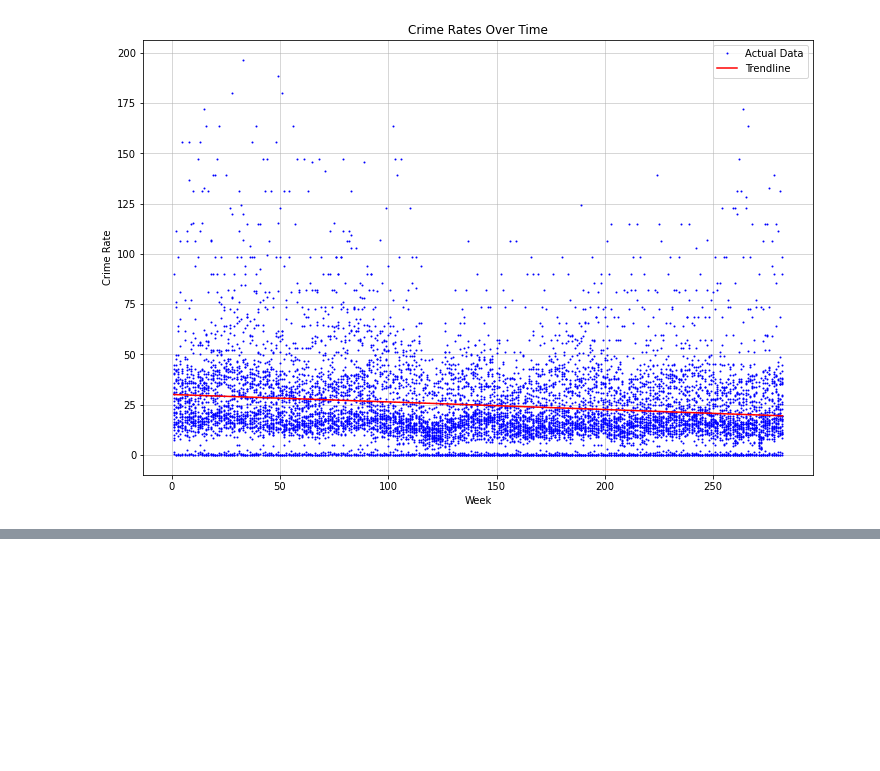
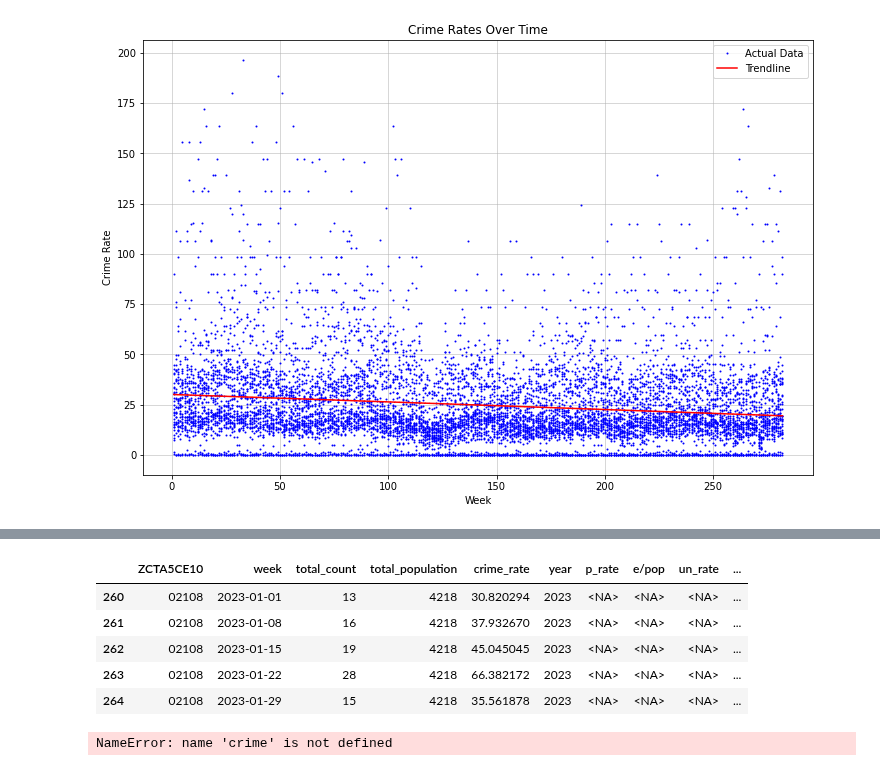
Before and after one commit to bail-reform/NYC, a Jupyter notebook: Boston_Data_Aggregation.ipynb, the cells around one changed output, grey strips where cells are left out. Cells and saved outputs as stored; diff of their text form; code cells hidden in the pictures; blank space fills up the shorter version.

```diff
--- a/Boston_Data_Aggregation.ipynb
+++ b/Boston_Data_Aggregation.ipynb
@@ -433,0 +772,6 @@ plt.show()
+# %%
+#create a year variable
+merged_df['week'] = pd.to_datetime(merged_df['week'])
+merged_df['year'] = merged_df['week'].dt.year
+# %%
+merged_df = merged_df.rename(columns={'ZIP5': 'ZCTA5CE10'})
@@ -433,0 +871,24 @@ plt.show()
+# %%
+rows_with_na = merged_df[merged_df.isna().any(axis=1)]
+rows_with_na.head()
+# %% [output]
+|  | ZCTA5CE10 | week | total_count | total_population | crime_rate | year | p_rate | e/pop | un_rate | ... |
+| 260 | 02108 | 2023-01-01 | 13 | 4218 | 30.820294 | 2023 | <NA> | <NA> | <NA> | ... |
+| 261 | 02108 | 2023-01-08 | 16 | 4218 | 37.932670 | 2023 | <NA> | <NA> | <NA> | ... |
+| 262 | 02108 | 2023-01-15 | 19 | 4218 | 45.045045 | 2023 | <NA> | <NA> | <NA> | ... |
+| 263 | 02108 | 2023-01-22 | 28 | 4218 | 66.382172 | 2023 | <NA> | <NA> | <NA> | ... |
+| 264 | 02108 | 2023-01-29 | 15 | 4218 | 35.561878 | 2023 | <NA> | <NA> | <NA> | ... |
+# %%
+merged_df_lr = crime
+merged_df_lr['in_median'] = merged_df_lr['in_median'].astype(str)
+merged_df_lr['in_median'] = merged_df_lr['in_median'].replace('250,000+', '250000')
+
+crime_df['p_rate'] = pd.to_numeric(crime_df['p_rate'], errors='coerce')
+crime_df['un_rate'] = pd.to_numeric(crime_df['un_rate'], errors='coerce')
+
+crime_df.dropna(subset=['p_rate', 'un_rate', 'in_median', 'crime_rate'], inplace=True)
+
+X = crime_df[['p_rate', 'un_rate', 'in_median']].astype(float)
+Y = crime_df['crime_rate'].astype(float)
+# %% [output]
+NameError: name 'crime' is not defined
```
Also changed, not shown: parts of 40 cells of this notebook.
